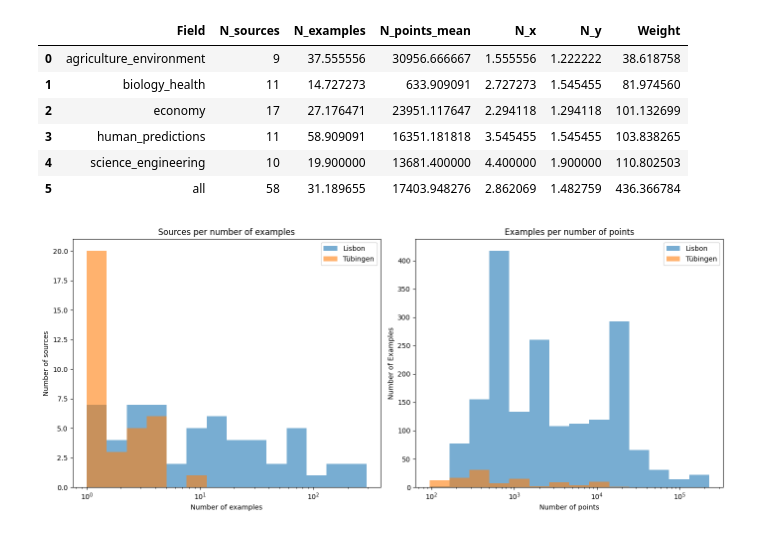
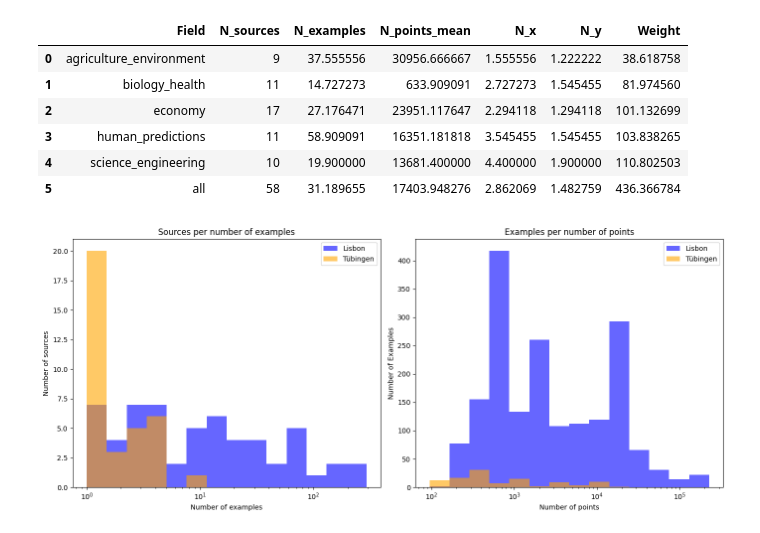
Before and after one commit to tiagobrogueira/Causal-Discovery-In-Exchangeable-Data, a Jupyter notebook: bicausal/lisbon_paper.ipynb, the cells around one changed output. Saved outputs shown, nothing was run; the diff lists cells and outputs as text; code cells hidden in the pictures.

```diff
--- a/bicausal/lisbon_paper.ipynb
+++ b/bicausal/lisbon_paper.ipynb
@@ -45,41 +46,41 @@ bins_points = np.logspace(
     15
 )
 
-plt.hist(lisbon_points, bins=bins_points, alpha=0.6, label="Lisbon")
-plt.hist(tuebingen_points, bins=bins_points, alpha=0.6, label="Tübingen")
+plt.hist(lisbon_points, bins=bins_points, alpha=0.6, color="blue",label="Lisbon")
+plt.hist(tuebingen_points, bins=bins_points, alpha=0.6, color="orange",label="Tübingen")
 
 plt.xscale("log")
 plt.xlabel("Number of points")
 plt.ylabel("Number of Examples")
 plt.title("Examples per number of points")
 plt.legend()
 
 # -----------------------------------------
 # Histogram 2: Sources per number of examples
 # -----------------------------------------
 plt.subplot(1, 2, 1)
 
 bins_examples = np.logspace(
     np.log10(min(lisbon_src + tuebingen_src)),
     np.log10(max(lisbon_src + tuebingen_src)),
     15
 )
 
-plt.hist(lisbon_src, bins=bins_examples, alpha=0.6, label="Lisbon")
-plt.hist(tuebingen_src, bins=bins_examples, alpha=0.6, label="Tübingen")
+plt.hist(lisbon_src, bins=bins_examples, alpha=0.6, color="blue",label="Lisbon")
+plt.hist(tuebingen_src, bins=bins_examples, alpha=0.6, color="orange",label="Tübingen")
 
 plt.xscale("log")
 plt.xlabel("Number of examples")
 plt.ylabel("Number of sources")
 plt.title("Sources per number of examples")
 plt.legend()
 
 plt.tight_layout()
 
 save_imgs("Lisbon paper - Figure 1 - Histograms of sources per number of examples and examples per number of points", "plots")
 plt.show()
 # %% [output]
-[figure, old version]
+[figure, new version]
 # %%
 #Figure 2: Validity of Tuebingen examples
 
```
Also changed, not shown: parts of 6 cells of this notebook, 39 other files.
